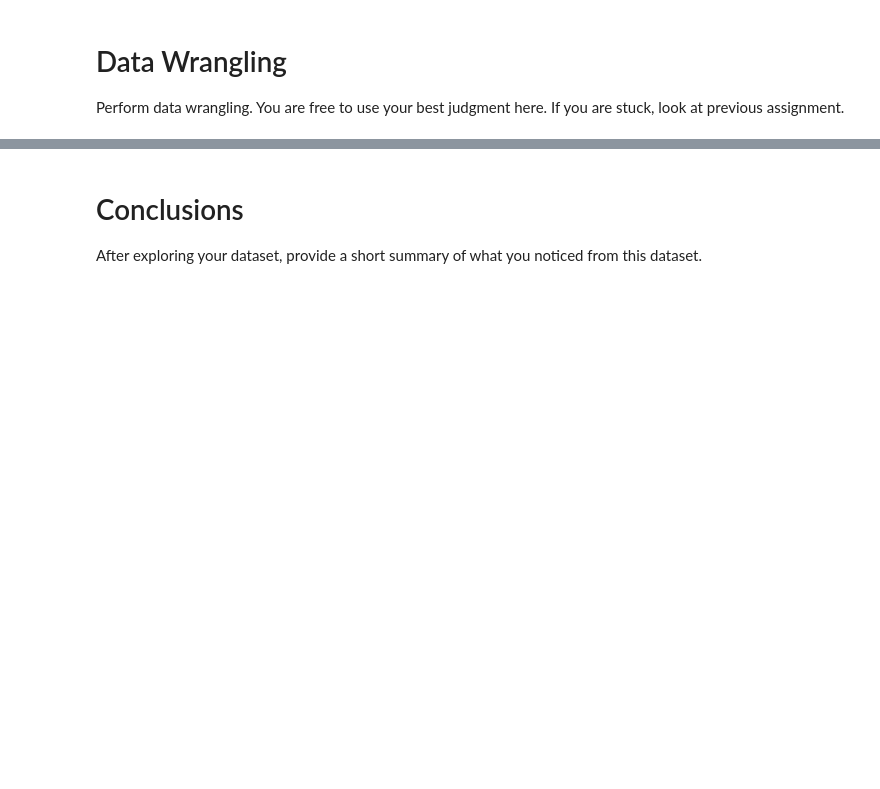
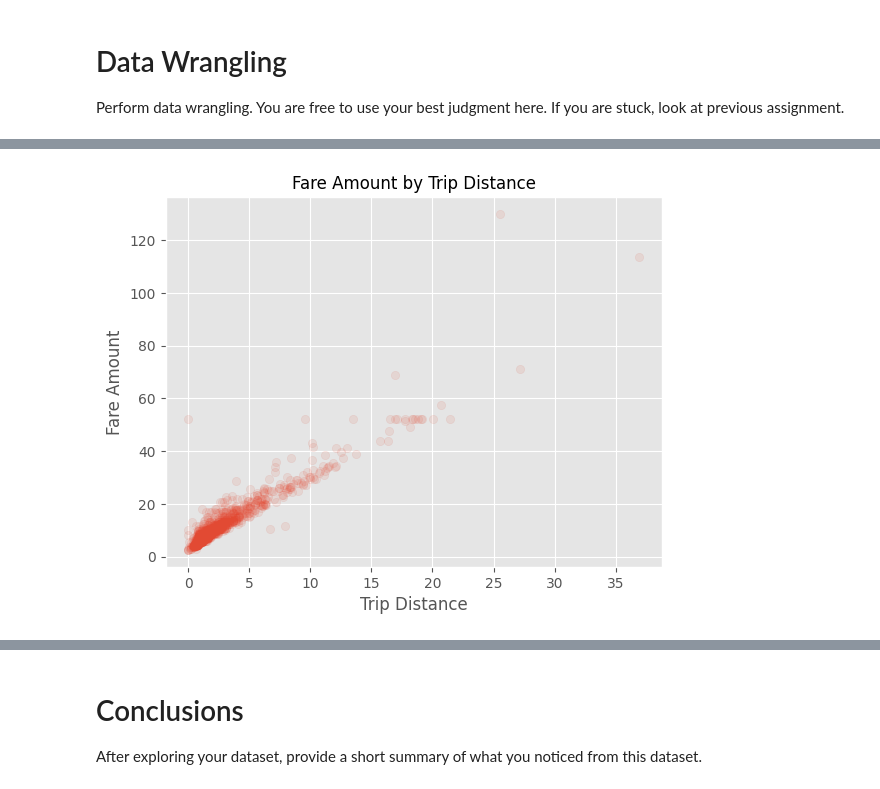
Before and after one commit to alinsimon/data602, a Jupyter notebook: 08_assignment.ipynb, the cells around one changed output, grey strips where cells are left out. Saved outputs shown, nothing was run; the diff lists cells and outputs as text; code cells hidden in the pictures; blank space fills up the shorter version.

```diff
--- a/08_assignment.ipynb
+++ b/08_assignment.ipynb
@@ -97,0 +209,9 @@ In a comment or text box, explain the differences between creating a plot in mat
+# %%
+plt.scatter(df.trip_distance,df.fare_amount, label ='NYC Taxi Trips',alpha=0.1)
+plt.title('Fare Amount by Trip Distance', fontsize = 12)
+plt.xlabel('Trip Distance', fontsize = 12)
+plt.ylabel('Fare Amount', fontsize = 12)
+plt.style.use('ggplot')
+plt.show()
+# %% [output]
+[figure, added]
```
Also changed, not shown: parts of 35 cells of this notebook.
